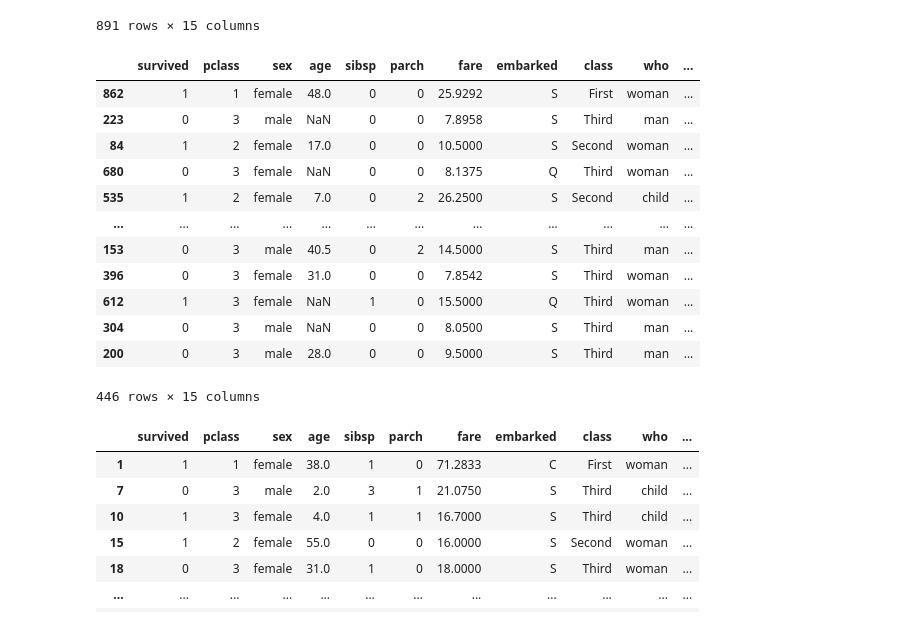
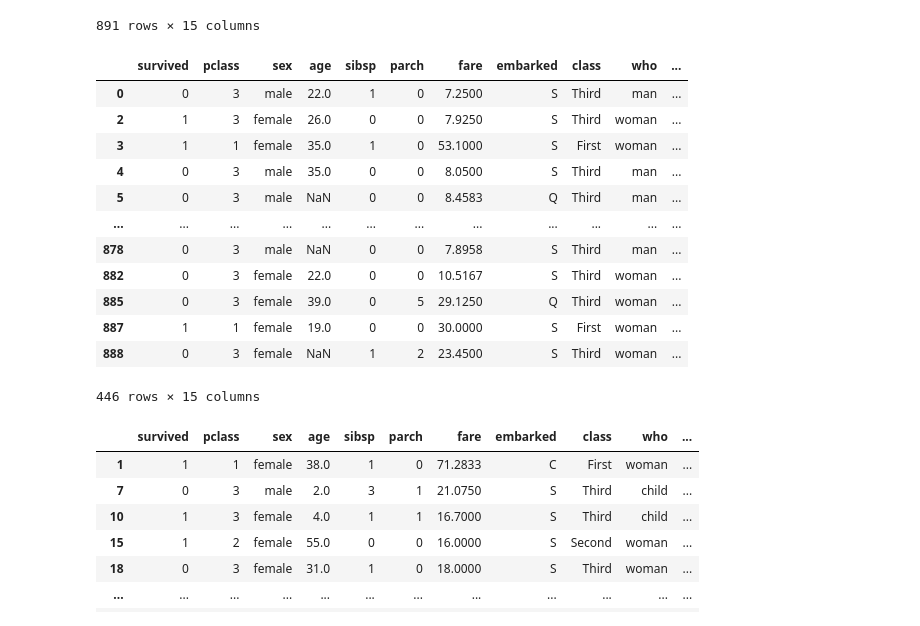
Before and after one commit to Sumit444-commits/Python, a Jupyter notebook: Work_01/pandas_02.ipynb, the cells around one changed output. Cells and saved outputs as stored; diff of their text form; code cells hidden in the pictures.

```diff
--- a/Work_01/pandas_02.ipynb
+++ b/Work_01/pandas_02.ipynb
@@ -365,20 +371,20 @@ df
 kashti_1 = df.sample(frac=0.5,random_state=1)
 kashti_2 = df.drop(kashti_1.index)
 # %%
-kashti_1
+kashti_1.sort_index()
 # %% [output]
 |  | survived | pclass | sex | age | sibsp | parch | fare | embarked | class | who | ... |
-| 862 | 1 | 1 | female | 48.0 | 0 | 0 | 25.9292 | S | First | woman | ... |
-| 223 | 0 | 3 | male | NaN | 0 | 0 | 7.8958 | S | Third | man | ... |
-| 84 | 1 | 2 | female | 17.0 | 0 | 0 | 10.5000 | S | Second | woman | ... |
-| 680 | 0 | 3 | female | NaN | 0 | 0 | 8.1375 | Q | Third | woman | ... |
-| 535 | 1 | 2 | female | 7.0 | 0 | 2 | 26.2500 | S | Second | child | ... |
+| 0 | 0 | 3 | male | 22.0 | 1 | 0 | 7.2500 | S | Third | man | ... |
+| 2 | 1 | 3 | female | 26.0 | 0 | 0 | 7.9250 | S | Third | woman | ... |
+| 3 | 1 | 1 | female | 35.0 | 1 | 0 | 53.1000 | S | First | woman | ... |
+| 4 | 0 | 3 | male | 35.0 | 0 | 0 | 8.0500 | S | Third | man | ... |
+| 5 | 0 | 3 | male | NaN | 0 | 0 | 8.4583 | Q | Third | man | ... |
 | ... | ... | ... | ... | ... | ... | ... | ... | ... | ... | ... | ... |
-| 153 | 0 | 3 | male | 40.5 | 0 | 2 | 14.5000 | S | Third | man | ... |
-| 396 | 0 | 3 | female | 31.0 | 0 | 0 | 7.8542 | S | Third | woman | ... |
-| 612 | 1 | 3 | female | NaN | 1 | 0 | 15.5000 | Q | Third | woman | ... |
-| 304 | 0 | 3 | male | NaN | 0 | 0 | 8.0500 | S | Third | man | ... |
-| 200 | 0 | 3 | male | 28.0 | 0 | 0 | 9.5000 | S | Third | man | ... |
+| 878 | 0 | 3 | male | NaN | 0 | 0 | 7.8958 | S | Third | man | ... |
+| 882 | 0 | 3 | female | 22.0 | 0 | 0 | 10.5167 | S | Third | woman | ... |
+| 885 | 0 | 3 | female | 39.0 | 0 | 5 | 29.1250 | Q | Third | woman | ... |
+| 887 | 1 | 1 | female | 19.0 | 0 | 0 | 30.0000 | S | First | woman | ... |
+| 888 | 0 | 3 | female | NaN | 1 | 2 | 23.4500 | S | Third | woman | ... |
 446 rows × 15 columns
 # %%
 kashti_2
```
Also changed, not shown: parts of 4 cells of this notebook, 21 other files.
